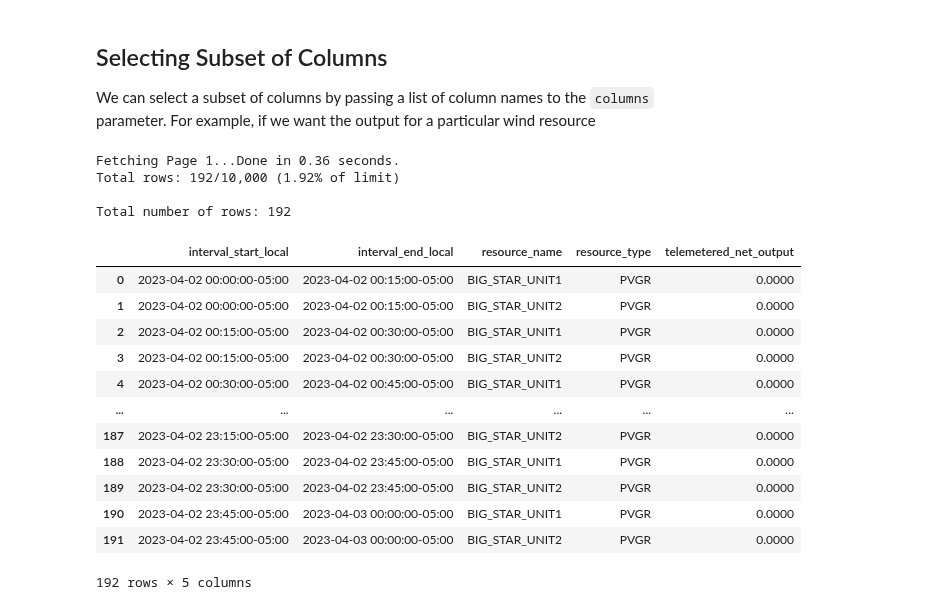
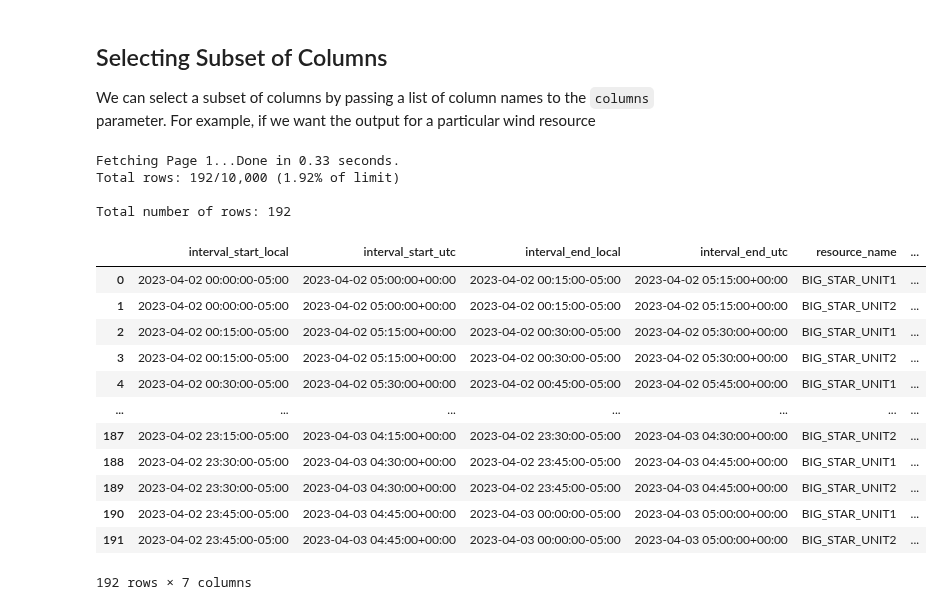
Before and after one commit to gridstatus/gridstatusio, a Jupyter notebook: Examples/Getting Started.ipynb, the cells around one changed output. Saved outputs shown, nothing was run; the diff lists cells and outputs as text; code cells hidden in the pictures.

Commit message:
Update the Getting Started notebook

```diff
--- a/Examples/Getting Started.ipynb
+++ b/Examples/Getting Started.ipynb
@@ -214,41 +208,41 @@ We can select a subset of columns by passing a list of column names to the `colu
 # %%
 big_star = client.get_dataset(
     dataset="ercot_sced_gen_resource_60_day",
     start="2023-04-02",
     end="2023-04-03",
     columns=[
         "interval_start_utc",
         "interval_end_utc",
         "resource_name",
         "resource_type",
         "telemetered_net_output",
     ],
     filter_column="resource_name",
     filter_operator="in",
     filter_value=["BIG_STAR_UNIT1", "BIG_STAR_UNIT2"],
-    tz="US/Central",
+    timezone="US/Central",
     limit=QUERY_LIMIT,
 )
 
 big_star
 # %% [output]
-Fetching Page 1...Done in 0.36 seconds.
+Fetching Page 1...Done in 0.33 seconds.
 Total rows: 192/10,000 (1.92% of limit)
 
 Total number of rows: 192
-|  | interval_start_local | interval_end_local | resource_name | resource_type | telemetered_net_output |
-| 0 | 2023-04-02 00:00:00-05:00 | 2023-04-02 00:15:00-05:00 | BIG_STAR_UNIT1 | PVGR | 0.0000 |
-| 1 | 2023-04-02 00:00:00-05:00 | 2023-04-02 00:15:00-05:00 | BIG_STAR_UNIT2 | PVGR | 0.0000 |
-| 2 | 2023-04-02 00:15:00-05:00 | 2023-04-02 00:30:00-05:00 | BIG_STAR_UNIT1 | PVGR | 0.0000 |
-| 3 | 2023-04-02 00:15:00-05:00 | 2023-04-02 00:30:00-05:00 | BIG_STAR_UNIT2 | PVGR | 0.0000 |
-| 4 | 2023-04-02 00:30:00-05:00 | 2023-04-02 00:45:00-05:00 | BIG_STAR_UNIT1 | PVGR | 0.0000 |
-| ... | ... | ... | ... | ... | ... |
-| 187 | 2023-04-02 23:15:00-05:00 | 2023-04-02 23:30:00-05:00 | BIG_STAR_UNIT2 | PVGR | 0.0000 |
-| 188 | 2023-04-02 23:30:00-05:00 | 2023-04-02 23:45:00-05:00 | BIG_STAR_UNIT1 | PVGR | 0.0000 |
-| 189 | 2023-04-02 23:30:00-05:00 | 2023-04-02 23:45:00-05:00 | BIG_STAR_UNIT2 | PVGR | 0.0000 |
-| 190 | 2023-04-02 23:45:00-05:00 | 2023-04-03 00:00:00-05:00 | BIG_STAR_UNIT1 | PVGR | 0.0000 |
-| 191 | 2023-04-02 23:45:00-05:00 | 2023-04-03 00:00:00-05:00 | BIG_STAR_UNIT2 | PVGR | 0.0000 |
+|  | interval_start_local | interval_start_utc | interval_end_local | interval_end_utc | resource_name | ... |
+| 0 | 2023-04-02 00:00:00-05:00 | 2023-04-02 05:00:00+00:00 | 2023-04-02 00:15:00-05:00 | 2023-04-02 05:15:00+00:00 | BIG_STAR_UNIT1 | ... |
+| 1 | 2023-04-02 00:00:00-05:00 | 2023-04-02 05:00:00+00:00 | 2023-04-02 00:15:00-05:00 | 2023-04-02 05:15:00+00:00 | BIG_STAR_UNIT2 | ... |
+| 2 | 2023-04-02 00:15:00-05:00 | 2023-04-02 05:15:00+00:00 | 2023-04-02 00:30:00-05:00 | 2023-04-02 05:30:00+00:00 | BIG_STAR_UNIT1 | ... |
+| 3 | 2023-04-02 00:15:00-05:00 | 2023-04-02 05:15:00+00:00 | 2023-04-02 00:30:00-05:00 | 2023-04-02 05:30:00+00:00 | BIG_STAR_UNIT2 | ... |
+| 4 | 2023-04-02 00:30:00-05:00 | 2023-04-02 05:30:00+00:00 | 2023-04-02 00:45:00-05:00 | 2023-04-02 05:45:00+00:00 | BIG_STAR_UNIT1 | ... |
+| ... | ... | ... | ... | ... | ... | ... |
+| 187 | 2023-04-02 23:15:00-05:00 | 2023-04-03 04:15:00+00:00 | 2023-04-02 23:30:00-05:00 | 2023-04-03 04:30:00+00:00 | BIG_STAR_UNIT2 | ... |
+| 188 | 2023-04-02 23:30:00-05:00 | 2023-04-03 04:30:00+00:00 | 2023-04-02 23:45:00-05:00 | 2023-04-03 04:45:00+00:00 | BIG_STAR_UNIT1 | ... |
+| 189 | 2023-04-02 23:30:00-05:00 | 2023-04-03 04:30:00+00:00 | 2023-04-02 23:45:00-05:00 | 2023-04-03 04:45:00+00:00 | BIG_STAR_UNIT2 | ... |
+| 190 | 2023-04-02 23:45:00-05:00 | 2023-04-03 04:45:00+00:00 | 2023-04-03 00:00:00-05:00 | 2023-04-03 05:00:00+00:00 | BIG_STAR_UNIT1 | ... |
+| 191 | 2023-04-02 23:45:00-05:00 | 2023-04-03 04:45:00+00:00 | 2023-04-03 00:00:00-05:00 | 2023-04-03 05:00:00+00:00 | BIG_STAR_UNIT2 | ... |
-192 rows × 5 columns
+192 rows × 7 columns
 # %%
 fig = px.bar(
     big_star,
```
Also changed, not shown: parts of 7 cells of this notebook.
